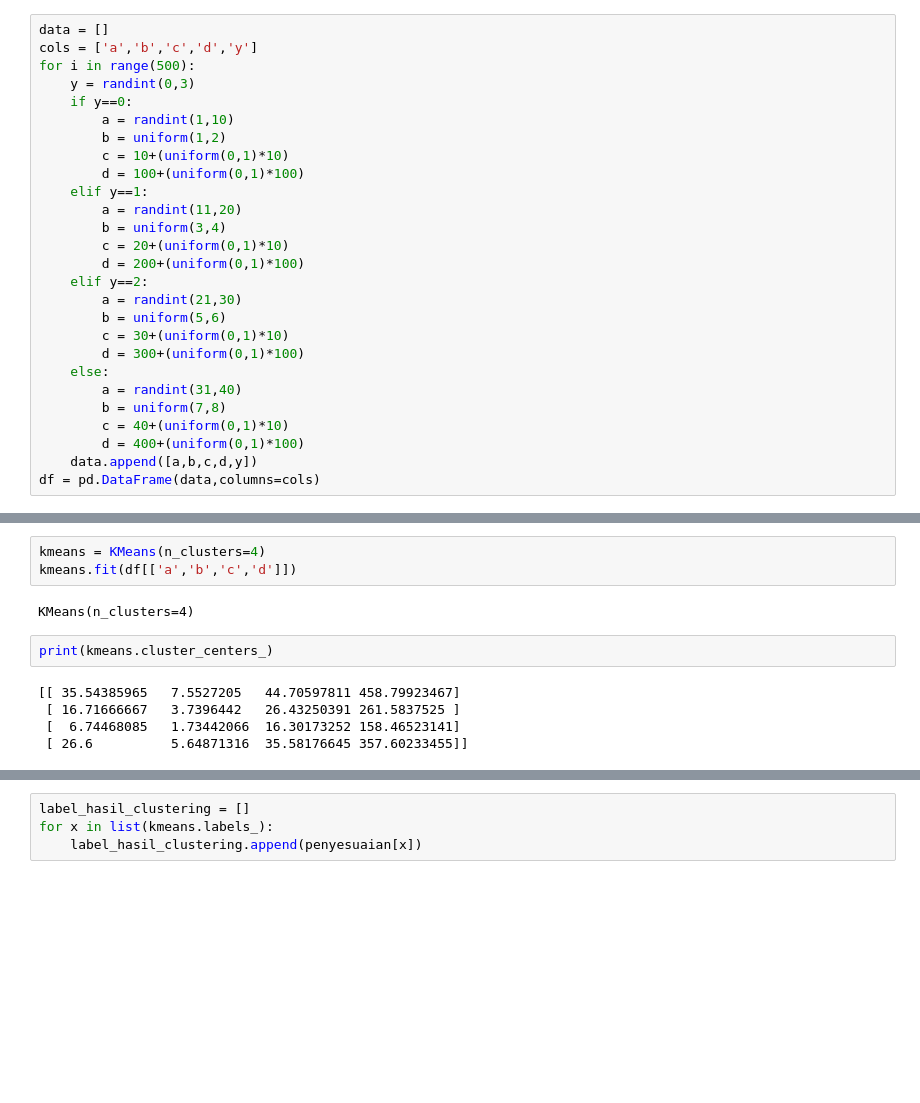
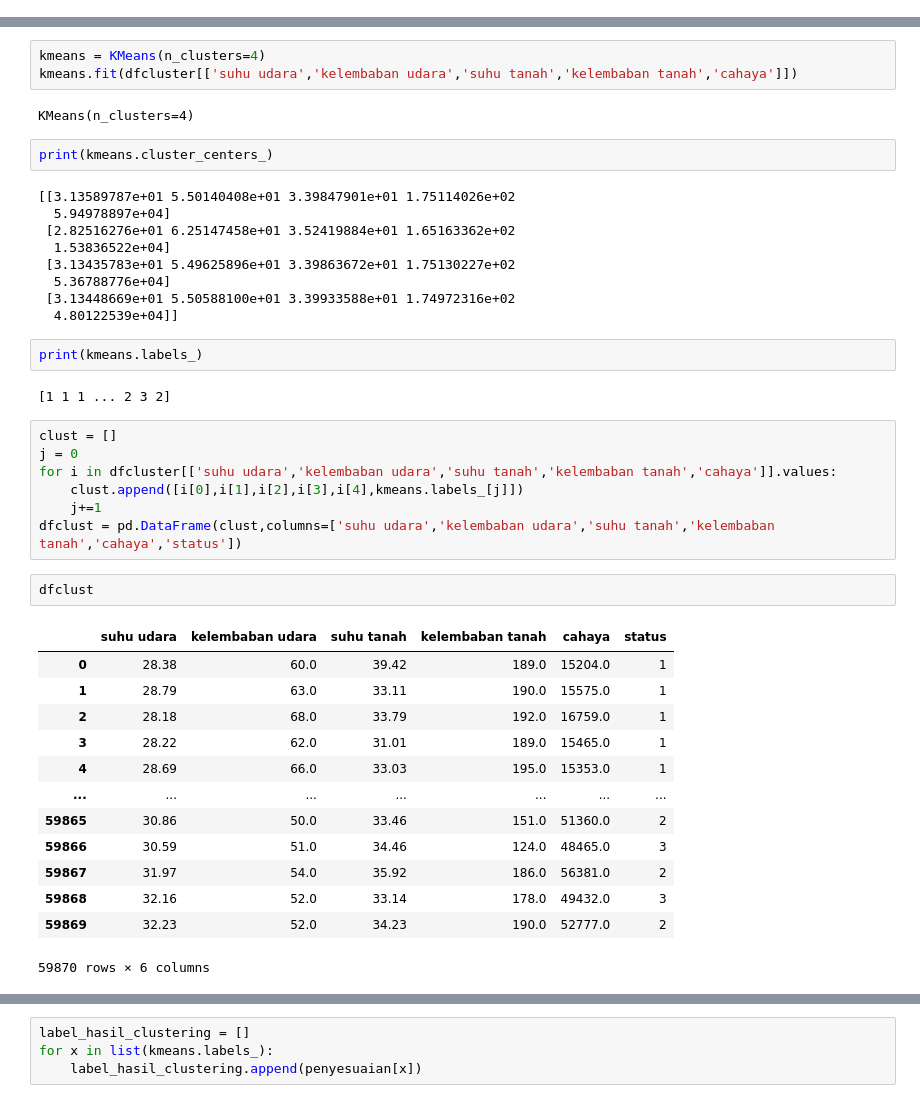
Before and after one commit to wirarama/datamining, a Jupyter notebook: clusteringClassification.ipynb, the cells around one changed output, grey strips where cells are left out. Saved outputs shown, nothing was run; the diff lists cells and outputs as text; blank space fills up the shorter version.

```diff
--- a/clusteringClassification.ipynb
+++ b/clusteringClassification.ipynb
@@ -1,30 +1,3 @@
 # %%
 import pandas as pd
 from random import randint,uniform
-# %%
-data = []
-cols = ['a','b','c','d','y']
-for i in range(500):
-    y = randint(0,3)
-    if y==0:
-        a = randint(1,10)
-        b = uniform(1,2)
-        c = 10+(uniform(0,1)*10)
-        d = 100+(uniform(0,1)*100)
-    elif y==1:
-        a = randint(11,20)
-        b = uniform(3,4)
-        c = 20+(uniform(0,1)*10)
-        d = 200+(uniform(0,1)*100)
-    elif y==2:
-        a = randint(21,30)
-        b = uniform(5,6)
-        c = 30+(uniform(0,1)*10)
-        d = 300+(uniform(0,1)*100)
-    else:
-        a = randint(31,40)
-        b = uniform(7,8)
-        c = 40+(uniform(0,1)*10)
-        d = 400+(uniform(0,1)*100)
-    data.append([a,b,c,d,y])
-df = pd.DataFrame(data,columns=cols)
@@ -68,13 +25,44 @@ from sklearn.cluster import KMeans
 from sklearn.metrics import silhouette_score
 # %%
 kmeans = KMeans(n_clusters=4)
-kmeans.fit(df[['a','b','c','d']])
+kmeans.fit(dfcluster[['suhu udara','kelembaban udara','suhu tanah','kelembaban tanah','cahaya']])
 # %% [output]
 KMeans(n_clusters=4)
 # %%
 print(kmeans.cluster_centers_)
 # %% [output]
-[[ 35.54385965   7.5527205   44.70597811 458.79923467]
- [ 16.71666667   3.7396442   26.43250391 261.5837525 ]
- [  6.74468085   1.73442066  16.30173252 158.46523141]
- [ 26.6          5.64871316  35.58176645 357.60233455]]
+[[3.13589787e+01 5.50140408e+01 3.39847901e+01 1.75114026e+02
+  5.94978897e+04]
+ [2.82516276e+01 6.25147458e+01 3.52419884e+01 1.65163362e+02
+  1.53836522e+04]
+ [3.13435783e+01 5.49625896e+01 3.39863672e+01 1.75130227e+02
+  5.36788776e+04]
+ [3.13448669e+01 5.50588100e+01 3.39933588e+01 1.74972316e+02
+  4.80122539e+04]]
+# %%
+print(kmeans.labels_)
+# %% [output]
+[1 1 1 ... 2 3 2]
+# %%
+clust = []
+j = 0
+for i in dfcluster[['suhu udara','kelembaban udara','suhu tanah','kelembaban tanah','cahaya']].values:
+    clust.append([i[0],i[1],i[2],i[3],i[4],kmeans.labels_[j]])
+    j+=1
+dfclust = pd.DataFrame(clust,columns=['suhu udara','kelembaban udara','suhu tanah','kelembaban tanah','cahaya','status'])
+# %%
+dfclust
+# %% [output]
+|  | suhu udara | kelembaban udara | suhu tanah | kelembaban tanah | cahaya | status |
+| 0 | 28.38 | 60.0 | 39.42 | 189.0 | 15204.0 | 1 |
+| 1 | 28.79 | 63.0 | 33.11 | 190.0 | 15575.0 | 1 |
+| 2 | 28.18 | 68.0 | 33.79 | 192.0 | 16759.0 | 1 |
+| 3 | 28.22 | 62.0 | 31.01 | 189.0 | 15465.0 | 1 |
+| 4 | 28.69 | 66.0 | 33.03 | 195.0 | 15353.0 | 1 |
+| ... | ... | ... | ... | ... | ... | ... |
+| 59865 | 30.86 | 50.0 | 33.46 | 151.0 | 51360.0 | 2 |
+| 59866 | 30.59 | 51.0 | 34.46 | 124.0 | 48465.0 | 3 |
+| 59867 | 31.97 | 54.0 | 35.92 | 186.0 | 56381.0 | 2 |
+| 59868 | 32.16 | 52.0 | 33.14 | 178.0 | 49432.0 | 3 |
+| 59869 | 32.23 | 52.0 | 34.23 | 190.0 | 52777.0 | 2 |
+59870 rows × 6 columns
```
Also changed, not shown: parts of 7 cells of this notebook, 1 other file.
